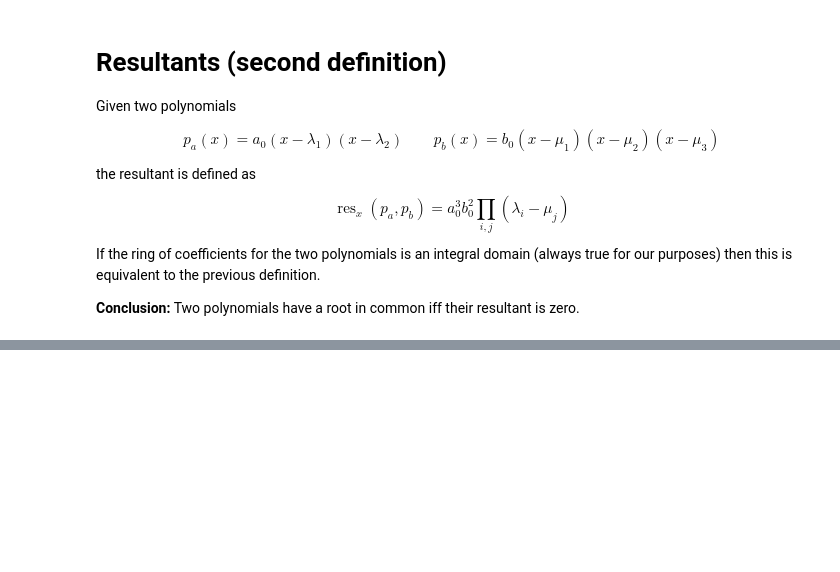
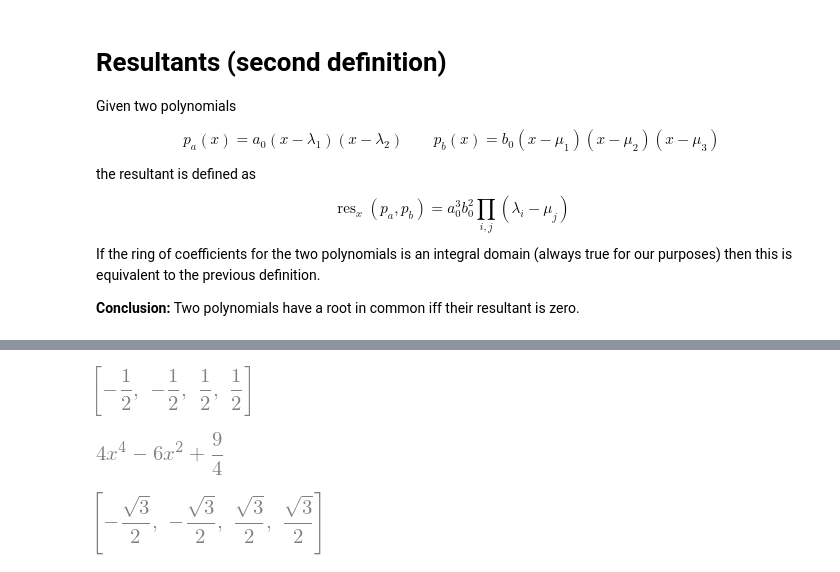
Before and after one commit to oscarbenjamin/misc, a Jupyter notebook: presentation.ipynb, the cells around one changed output, grey strips where cells are left out. Drawn from its saved outputs; the diff is of its cells as text; code cells hidden in the pictures; blank space fills up the shorter version.

```diff
--- a/presentation.ipynb
+++ b/presentation.ipynb
@@ -333,0 +380,12 @@ resultant(pa, pb, x) # When this is zero pa and pb have a common root for x.
+# %%
+real_roots(resultant(pa, pb, x))
+# %% [output]
+[figure, added]
+# %%
+resultant(pa, pb, y)
+# %% [output]
+[figure, added]
+# %%
+real_roots(_)
+# %% [output]
+[figure, added]
```
Also changed, not shown: parts of 3 cells of this notebook.
